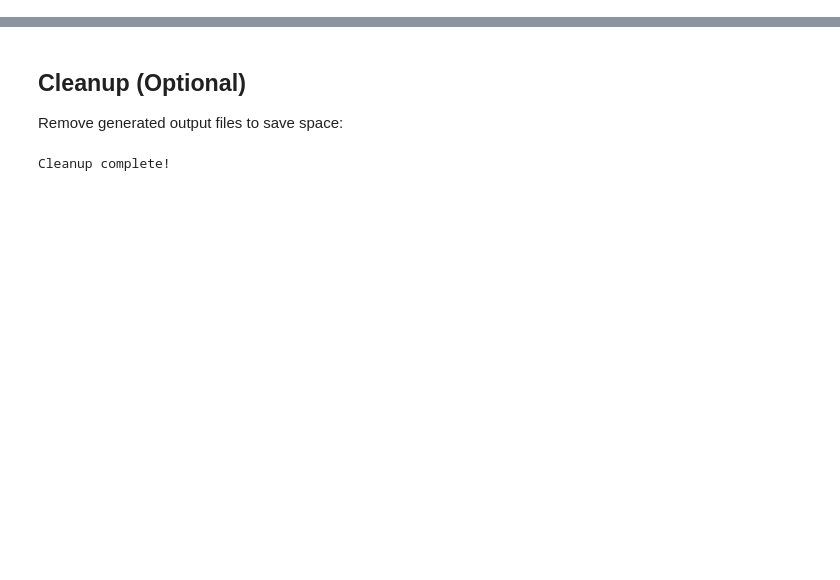
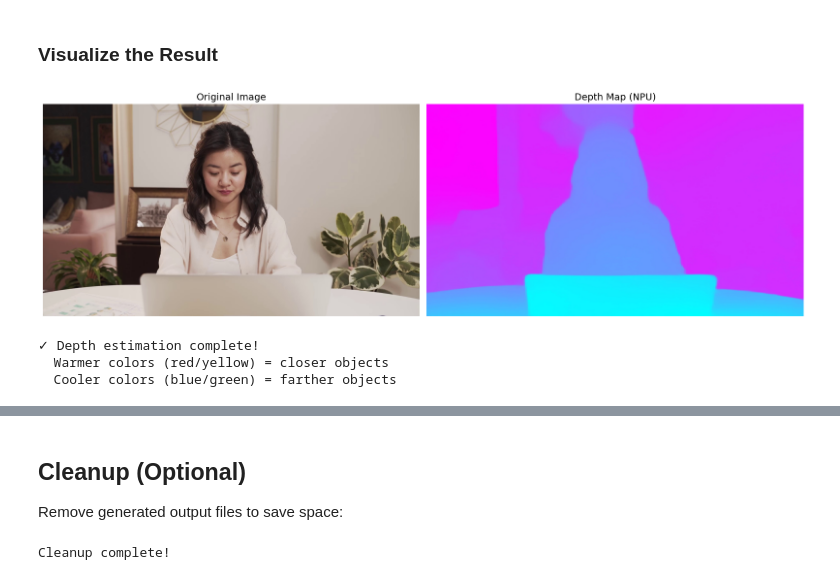
Before and after one commit to skalade/Ryzers, a Jupyter notebook: megadockers/npu/notebooks/2_ryzenai_cvml_library.ipynb, the cells around one changed output, grey strips where cells are left out. Cells and saved outputs as stored; diff of their text form; code cells hidden in the pictures; blank space fills up the shorter version.

```diff
--- a/megadockers/npu/notebooks/2_ryzenai_cvml_library.ipynb
+++ b/megadockers/npu/notebooks/2_ryzenai_cvml_library.ipynb
@@ -295,0 +91,25 @@ Now that you understand how to use CVML and compare backends, in the next notebo
+# %% [markdown]
+### Visualize the Result
+# %%
+# Load and display side-by-side comparison
+original = cv2.imread('test_frame.jpg')
+depth = cv2.imread('depth_npu.jpg')
+
+fig, (ax1, ax2) = plt.subplots(1, 2, figsize=(16, 6))
+
+ax1.imshow(cv2.cvtColor(original, cv2.COLOR_BGR2RGB))
+ax1.set_title('Original Image', fontsize=14)
+ax1.axis('off')
+
+ax2.imshow(cv2.cvtColor(depth, cv2.COLOR_BGR2RGB))
+ax2.set_title('Depth Map (NPU)', fontsize=14)
+ax2.axis('off')
+
+plt.tight_layout()
+plt.savefig('depth_comparison.png', dpi=150, bbox_inches='tight')
+plt.show()
+# %% [output]
+[figure, added]
+✓ Depth estimation complete!
+  Warmer colors (red/yellow) = closer objects
+  Cooler colors (blue/green) = farther objects
```
Also changed, not shown: parts of 41 cells of this notebook.
